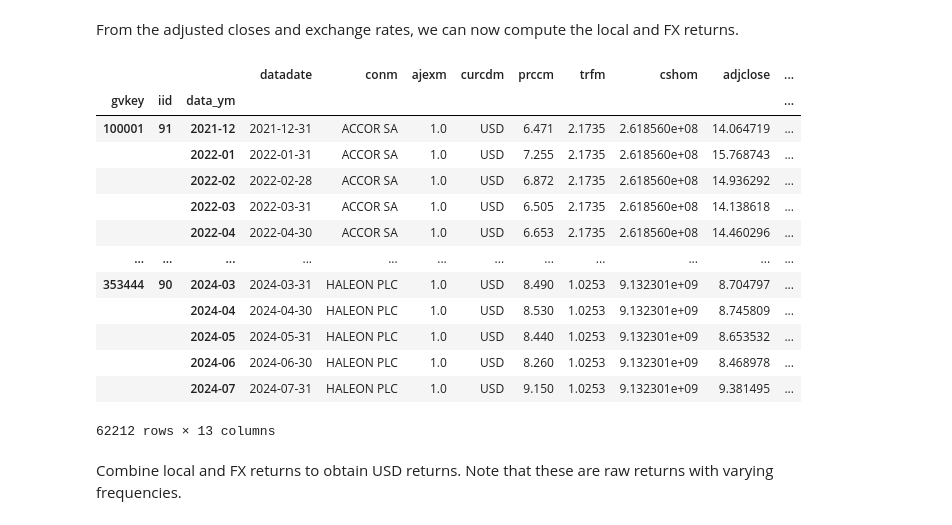
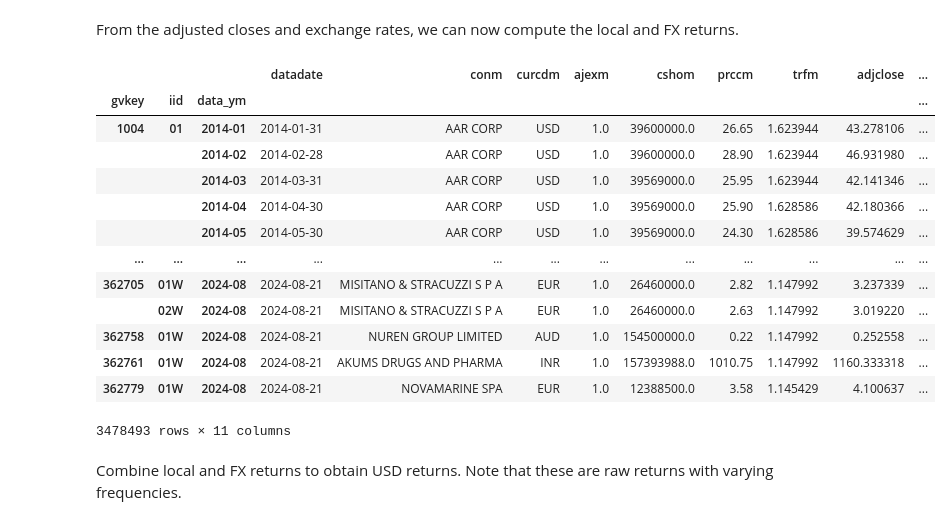
Before and after one commit to varunchodanker/MSc-Individual-Project, a Jupyter notebook: Phase1.ipynb, the cells around one changed output. Cells and saved outputs as stored; diff of their text form; code cells hidden in the pictures.

```diff
--- a/Phase1.ipynb
+++ b/Phase1.ipynb
@@ -1304,0 +1777,4 @@ global_returns_df["gvkey"].nunique()
+# %%
+global_m_returns = global_returns
+
+global_m_returns
@@ -1340,0 +1850,9 @@ na_returns_df
+# %%
+m_returns = pd.concat(
+    [na_m_returns.reset_index(), global_m_returns.reset_index()],
+    ignore_index=True,
+).groupby(
+    ["gvkey", "iid", "data_ym"]
+).first().sort_index()
+
+m_returns
@@ -1566,0 +2010,4 @@ na_returns_df
+# %%
+m_returns["adjclose"] = (m_returns["prccm"] / m_returns["ajexm"]) * m_returns["trfm"]
+
+m_returns
@@ -1568,7 +2030,7 @@ na_returns_df
 Exchange rates to the home currency (USD) are joined to allow computation of FX
 returns - that form a part of the overall return.
 # %%
-na_returns_df = na_returns_df.reset_index().merge(
+m_returns = m_returns.reset_index().merge(
     m_exrts,
     how="left",
     left_on=["curcdm", "data_ym"],
@@ -1576,6 +2038,8 @@ na_returns_df = na_returns_df.reset_index().merge(
 ).set_index(
     ["gvkey", "iid", "data_ym"]
 )
+m_returns = m_returns.drop(columns="exratd_toGBP")
+m_returns = m_returns.dropna()
 
-na_returns_df
+m_returns
 # %% [output]
@@ -1596,39 +2060,38 @@ na_returns_df
 # %% [markdown]
 From the adjusted closes and exchange rates, we can now compute the local and FX returns.
 # %%
-na_returns_df = pd.concat(
+m_returns = pd.concat(
     [
-        na_returns_df,
-        na_returns_df.groupby(
+        m_returns,
+        m_returns.groupby(
             level=["gvkey", "iid"]
-        )[["adjclose", "exratd_toUSD", "exratd_toGBP"]].pct_change(
+        )[["adjclose", "exratd_toUSD"]].pct_change(
         ).rename(
             columns={
                 "adjclose": "local_ret",
                 "exratd_toUSD": "USD_fxret",
-                "exratd_toGBP": "GBP_fxret",
             }
         )
     ],
     axis=1
 )
 
-na_returns_df
+m_returns
 # %% [output]
-|  |  |  | datadate | conm | ajexm | curcdm | prccm | trfm | cshom | adjclose | ... |
+|  |  |  | datadate | conm | curcdm | ajexm | cshom | prccm | trfm | adjclose | ... |
 | gvkey | iid | data_ym |  |  |  |  |  |  |  |  | ... |
-| 100001 | 91 | 2021-12 | 2021-12-31 | ACCOR SA | 1.0 | USD | 6.471 | 2.1735 | 2.618560e+08 | 14.064719 | ... |
-|  |  | 2022-01 | 2022-01-31 | ACCOR SA | 1.0 | USD | 7.255 | 2.1735 | 2.618560e+08 | 15.768743 | ... |
-|  |  | 2022-02 | 2022-02-28 | ACCOR SA | 1.0 | USD | 6.872 | 2.1735 | 2.618560e+08 | 14.936292 | ... |
-|  |  | 2022-03 | 2022-03-31 | ACCOR SA | 1.0 | USD | 6.505 | 2.1735 | 2.618560e+08 | 14.138618 | ... |
-|  |  | 2022-04 | 2022-04-30 | ACCOR SA | 1.0 | USD | 6.653 | 2.1735 | 2.618560e+08 | 14.460296 | ... |
+| 1004 | 01 | 2014-01 | 2014-01-31 | AAR CORP | USD | 1.0 | 39600000.0 | 26.65 | 1.623944 | 43.278106 | ... |
+|  |  | 2014-02 | 2014-02-28 | AAR CORP | USD | 1.0 | 39600000.0 | 28.90 | 1.623944 | 46.931980 | ... |
+|  |  | 2014-03 | 2014-03-31 | AAR CORP | USD | 1.0 | 39569000.0 | 25.95 | 1.623944 | 42.141346 | ... |
+|  |  | 2014-04 | 2014-04-30 | AAR CORP | USD | 1.0 | 39569000.0 | 25.90 | 1.628586 | 42.180366 | ... |
+|  |  | 2014-05 | 2014-05-30 | AAR CORP | USD | 1.0 | 39569000.0 | 24.30 | 1.628586 | 39.574629 | ... |
 | ... | ... | ... | ... | ... | ... | ... | ... | ... | ... | ... | ... |
-| 353444 | 90 | 2024-03 | 2024-03-31 | HALEON PLC | 1.0 | USD | 8.490 | 1.0253 | 9.132301e+09 | 8.704797 | ... |
-|  |  | 2024-04 | 2024-04-30 | HALEON PLC | 1.0 | USD | 8.530 | 1.0253 | 9.132301e+09 | 8.745809 | ... |
-|  |  | 2024-05 | 2024-05-31 | HALEON PLC | 1.0 | USD | 8.440 | 1.0253 | 9.132301e+09 | 8.653532 | ... |
-|  |  | 2024-06 | 2024-06-30 | HALEON PLC | 1.0 | USD | 8.260 | 1.0253 | 9.132301e+09 | 8.468978 | ... |
-|  |  | 2024-07 | 2024-07-31 | HALEON PLC | 1.0 | USD | 9.150 | 1.0253 | 9.132301e+09 | 9.381495 | ... |
+| 362705 | 01W | 2024-08 | 2024-08-21 | MISITANO & STRACUZZI S P A | EUR | 1.0 | 26460000.0 | 2.82 | 1.147992 | 3.237339 | ... |
+|  | 02W | 2024-08 | 2024-08-21 | MISITANO & STRACUZZI S P A | EUR | 1.0 | 26460000.0 | 2.63 | 1.147992 | 3.019220 | ... |
+| 362758 | 01W | 2024-08 | 2024-08-21 | NUREN GROUP LIMITED | AUD | 1.0 | 154500000.0 | 0.22 | 1.147992 | 0.252558 | ... |
+| 362761 | 01W | 2024-08 | 2024-08-21 | AKUMS DRUGS AND PHARMA | INR | 1.0 | 157393988.0 | 1010.75 | 1.147992 | 1160.333318 | ... |
+| 362779 | 01W | 2024-08 | 2024-08-21 | NOVAMARINE SPA | EUR | 1.0 | 12388500.0 | 3.58 | 1.145429 | 4.100637 | ... |
-62212 rows × 13 columns
+3478493 rows × 11 columns
 # %% [markdown]
 Combine local and FX returns to obtain USD returns. Note that these are
 raw returns with varying frequencies.
```
Also changed, not shown: parts of 103 cells of this notebook.
